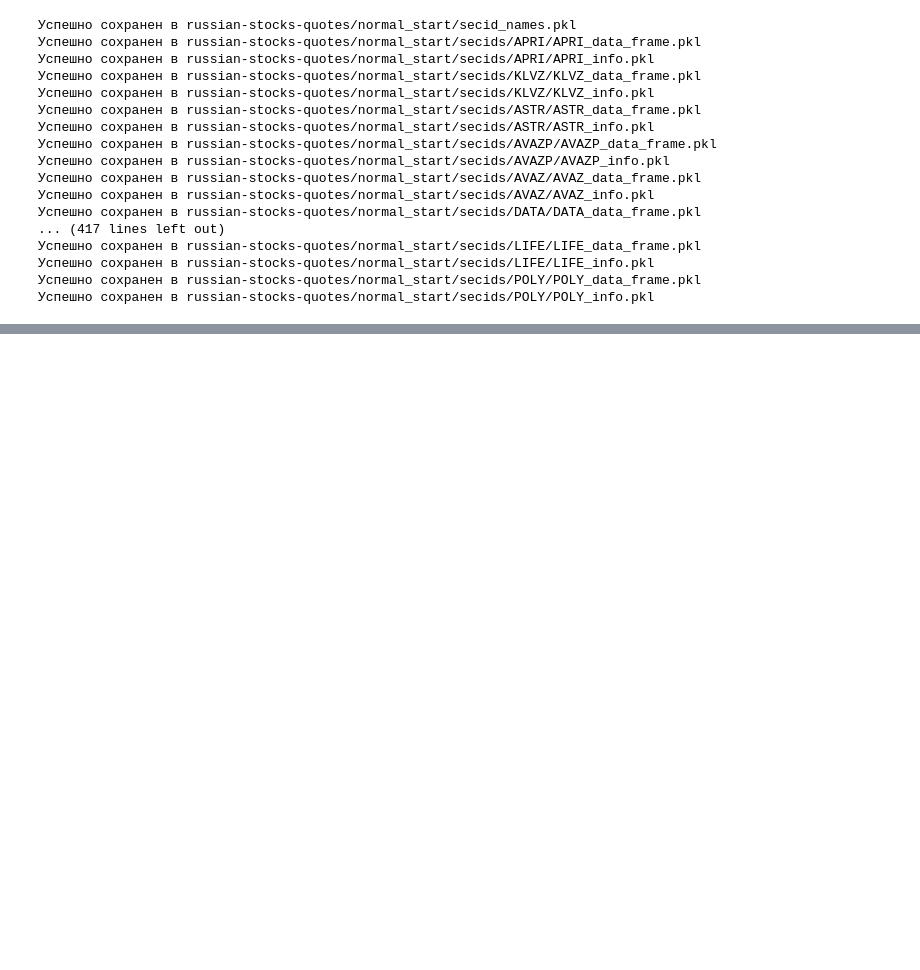
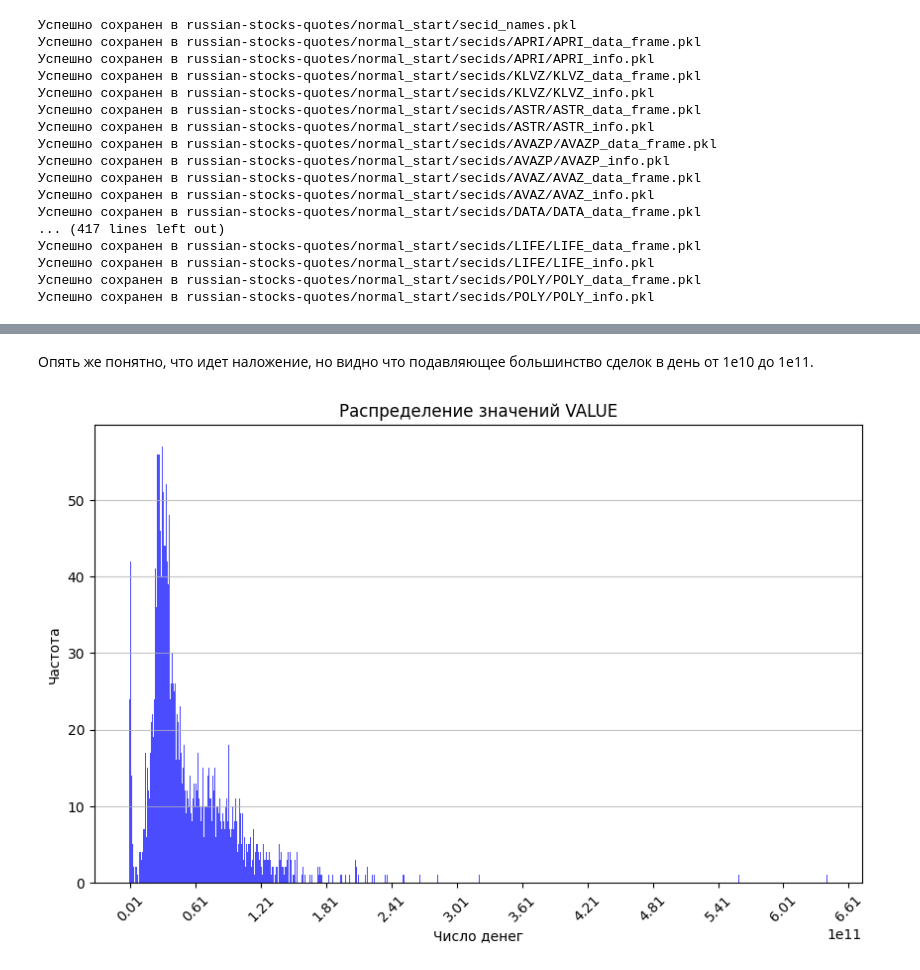
Before and after one commit to AlexTrigolos/forecasting_russian_stock_prices, a Jupyter notebook: data_analysis_and_processing/Анализ_и_обработка_данных.ipynb, the cells around one changed output, grey strips where cells are left out. Saved outputs shown, nothing was run; the diff lists cells and outputs as text; code cells hidden in the pictures; blank space fills up the shorter version.

```diff
--- a/data_analysis_and_processing/Анализ_и_обработка_данных.ipynb
+++ b/data_analysis_and_processing/Анализ_и_обработка_данных.ipynb
@@ -337,0 +386,17 @@ upload_data_to_s3(normal_start_dataframe_data, 'normal_start/')
+# %% [markdown]
+Опять же понятно, что идет наложение, но видно что подавляющее большинство сделок в день от 1e10 до 1e11.
+# %%
+df = copy.deepcopy(normal_start_dataframe_data)
+dataframes = list(map(lambda x: x['data_frame'][['TRADEDATE', 'VALUE']], df.values()))
+all_data = pd.concat(dataframes)
+all_data = all_data.groupby('TRADEDATE', as_index=False)['VALUE'].sum()
+plt.figure(figsize=(10, 6))
+plt.hist(all_data['VALUE'], bins=1000, color='blue', alpha=0.7)
+plt.title('Распределение значений VALUE')
+plt.xlabel('Число денег')
+plt.ylabel('Частота')
+plt.xticks(np.arange(1e9, 70e10, step=6e10), rotation=45)
+plt.grid(axis='y', alpha=0.75)
+plt.show()
+# %% [output]
+[figure, added]
```
Also changed, not shown: parts of 31 cells of this notebook.
